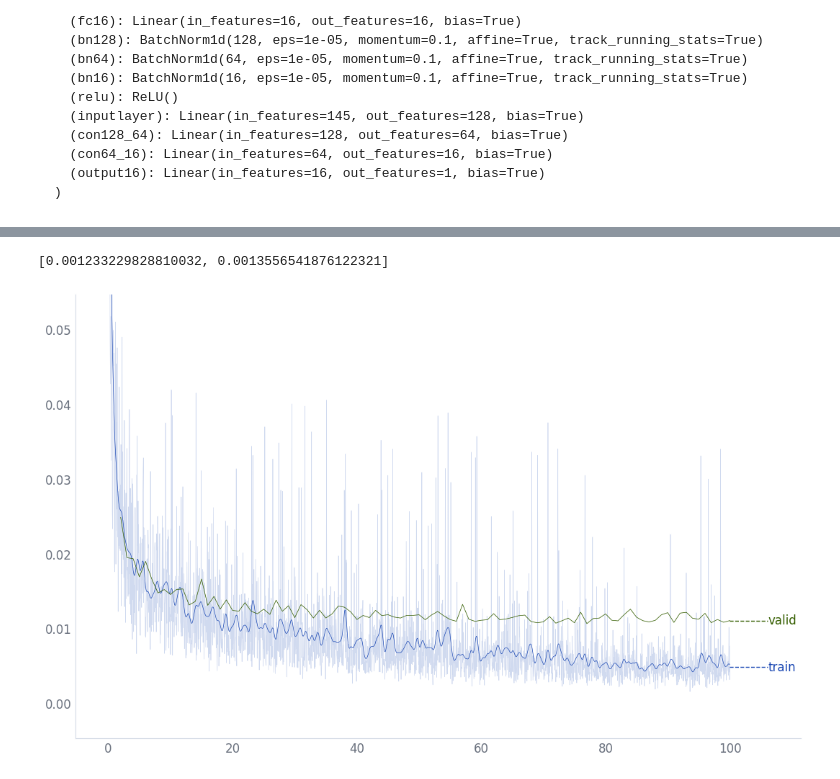
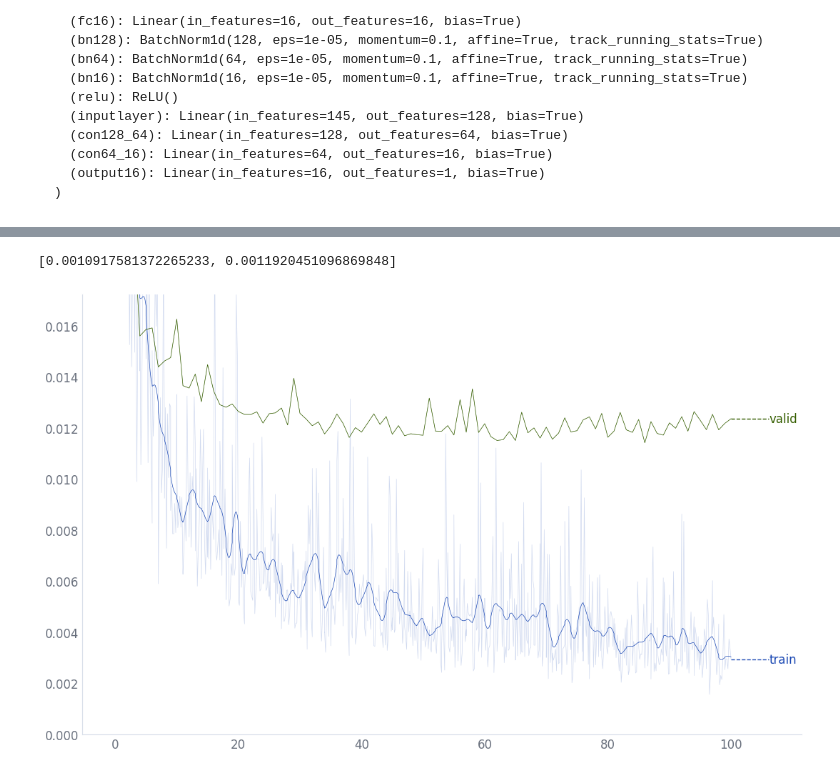
Before and after one commit to nicholas-miklaucic/ood-materials, a Jupyter notebook: irnet_hyperparams.ipynb, the cells around one changed output, grey strips where cells are left out. Saved outputs shown, nothing was run; the diff lists cells and outputs as text; code cells hidden in the pictures.

```diff
--- a/irnet_hyperparams.ipynb
+++ b/irnet_hyperparams.ipynb
@@ -15,7 +15,7 @@ device = 'cuda'
 # %%
 from torch.utils.data import Dataset, DataLoader, random_split
 
-batch_size = 64
+batch_size = 256
 target = 'delta_e'
 dataset_split = 0
 
@@ -231,6 +232,6 @@ class PandasLogger(L.pytorch.loggers.Logger):
 # %%
 import lightning.pytorch.callbacks as callbacks
-trainer = L.Trainer(logger=PandasLogger(), enable_checkpointing=None, callbacks=[
+trainer = L.Trainer(logger=PandasLogger(), enable_checkpointing=False, callbacks=[
     # callbacks.LearningRateFinder(min_lr=1e-5, max_lr=1e-2, mode='exponential'),
     callbacks.RichProgressBar()
 ], max_epochs=100, log_every_n_steps=10)
@@ -277,13 +276,13 @@ Restored all states from the checkpoint at /home/nicholas/programs/ood-materials
 # %%
 logs = trainer.logger.df
 logs['epoch_frac'] = logs['epoch'] + logs.groupby('epoch')['step'].transform(lambda x: (x - x.min()) / (x.max() - x.min()))
 fig, ax = plt.subplots(figsize=(13, 8))
 for kind in sorted(set(logs['kind'])):
     ax.plot('epoch_frac', 'loss', data=logs.query('kind == @kind'), label=kind, lw=0.5)
 
-ax.set_ylim(ax.get_ylim()[0], logs[logs['epoch'] == int(logs['epoch'].max() * 0)]['loss'].mean())
+ax.set_ylim(0, logs[logs['epoch'] == int(logs['epoch'].max() * 0.05)]['loss'].mean())
 rp.line_labels()
 rp.smooth_noisy_lines()
 # %% [output]
-[0.001233229828810032, 0.0013556541876122321]
+[0.0010917581372265233, 0.0011920451096869848]
-[figure, old version]
+[figure, new version]
```
Also changed, not shown: parts of 6 cells of this notebook, 4 other files.
